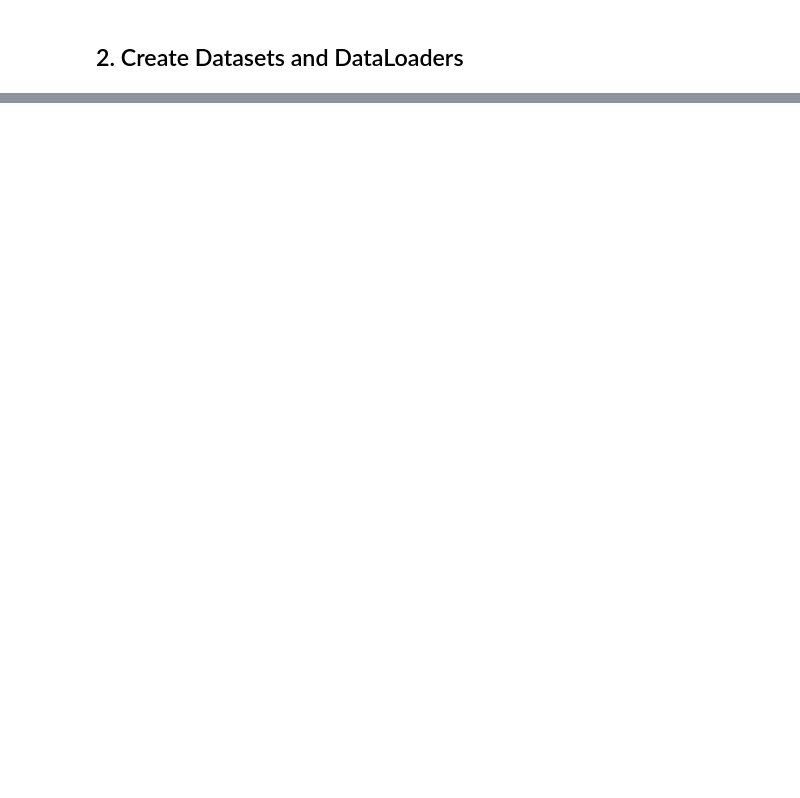
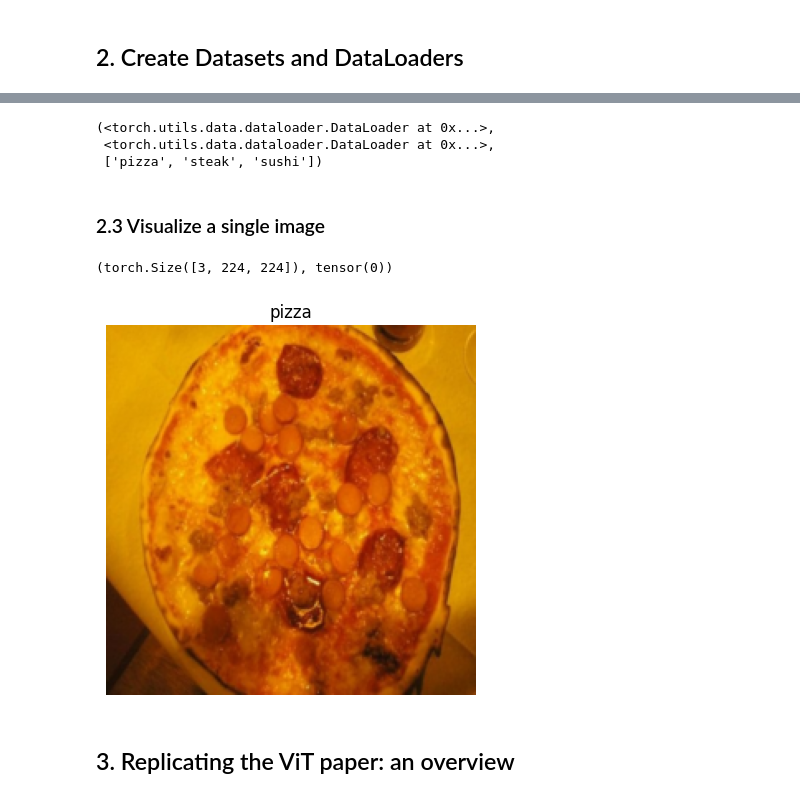
Before and after one commit to Aaron-Serpilin/Zero-To-Mastery-Pytorch, a Jupyter notebook: Fundamentals/08_PyTorch_Paper_Replicating.ipynb, the cells around one changed output, grey strips where cells are left out. Saved outputs shown, nothing was run; the diff lists cells and outputs as text; code cells hidden in the pictures; blank space fills up the shorter version.

Commit message:
Data setup is done. Time to read the ViT paper

```diff
--- a/Fundamentals/08_PyTorch_Paper_Replicating.ipynb
+++ b/Fundamentals/08_PyTorch_Paper_Replicating.ipynb
@@ -104,0 +106,9 @@ test_dir = image_path / "test"
+# %%
+IMG_SIZE = 224
+
+manual_transforms = transforms.Compose([
+    transforms.Resize((IMG_SIZE, IMG_SIZE)),
+    transforms.ToTensor(),
+])
+
+print(f"Manually created transforms: {manual_transforms}")
@@ -104,0 +124,33 @@ test_dir = image_path / "test"
+# %%
+BATCH_SIZE = 32
+
+train_dataloader, test_dataloader, class_names = data_setup.create_dataloaders(
+    train_dir=train_dir,
+    test_dir=test_dir,
+    transform=manual_transforms,
+    batch_size=BATCH_SIZE,
+)
+
+train_dataloader, test_dataloader, class_names
+# %% [output]
+(<torch.utils.data.dataloader.DataLoader at 0x...>,
+ <torch.utils.data.dataloader.DataLoader at 0x...>,
+ ['pizza', 'steak', 'sushi'])
+# %% [markdown]
+### 2.3 Visualize a single image
+# %%
+image_batch, label_batch = next(iter(train_dataloader))
+
+image, label = image_batch[0], label_batch[0]
+
+image.shape, label
+# %% [output]
+(torch.Size([3, 224, 224]), tensor(0))
+# %%
+plt.imshow(image.permute(1, 2, 0)) # rearrange to suit matplotlib (go from [CHW] to [HWC])
+plt.title(class_names[label])
+plt.axis(False);
+# %% [output]
+[figure, added]
+# %% [markdown]
+## 3. Replicating the ViT paper: an overview
```
Also changed, not shown: parts of 5 cells of this notebook.
